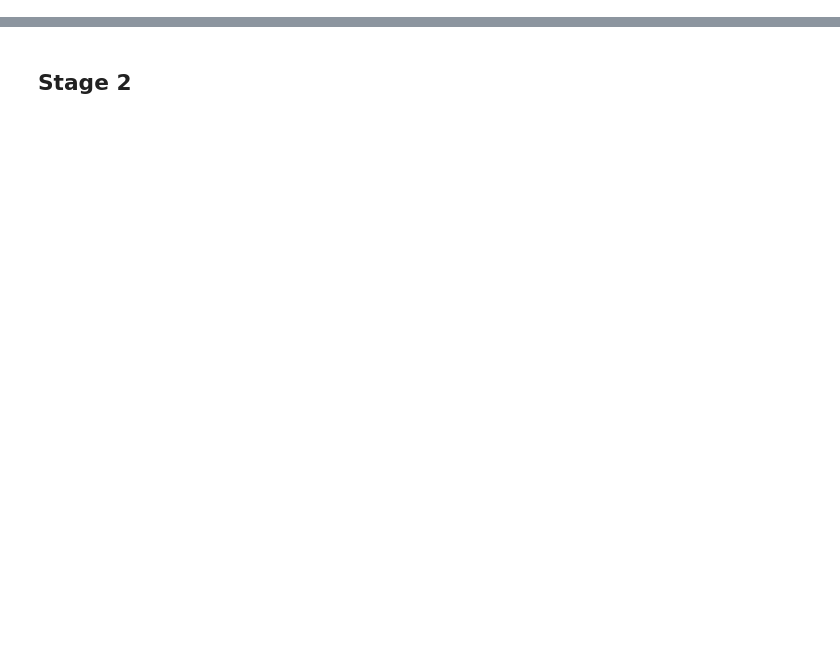
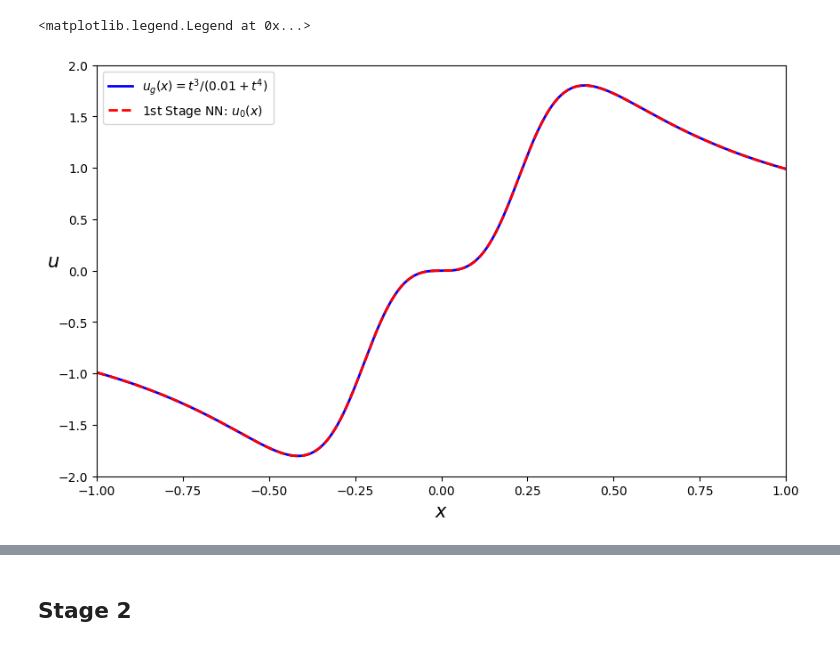
Before and after one commit to akavuturu/MultistageNN, a Jupyter notebook: Regression/MultiStageRegNN_1D.ipynb, the cells around one changed output, grey strips where cells are left out. Saved outputs shown, nothing was run; the diff lists cells and outputs as text; code cells hidden in the pictures; blank space fills up the shorter version.

```diff
--- a/Regression/MultiStageRegNN_1D.ipynb
+++ b/Regression/MultiStageRegNN_1D.ipynb
@@ -382,15 +388,18 @@ KeyboardInterrupt:
 # %%
 xmin = x_eval.numpy().min()
 xmax = x_eval.numpy().max()
 
 plt.figure(figsize=(10, 6))
-plt.plot(t_eval, x_eval, 'b-', linewidth = 2, label = 'Exact')
-plt.plot(t_eval, x_pred, 'r--', linewidth = 2, label = 'Prediction')
+plt.plot(t_eval, x_eval, 'b-', linewidth = 2, label = '$u_g(x) = t^3/(0.01 + t^4)$')
+plt.plot(t_eval, x_pred, 'r--', linewidth = 2, label = '1st Stage NN: $u_0(x)$')
 plt.ylabel('$u$', fontsize=15, rotation = 0)
-plt.title('Stage 1', fontsize=10)
+plt.xlabel('$x$', fontsize=15, rotation = 0)
 plt.xlim([-1.0, 1.0])
-plt.ylim([xmin,xmax])
+plt.ylim([-2, 2])
 plt.legend()
+# %% [output]
+<matplotlib.legend.Legend at 0x...>
+[figure, added]
 # %%
 # calculate the error for the first stage
 eg_1 = x_train - model_0.predict(t_train)
```
Also changed, not shown: parts of 26 cells of this notebook, 3 other files.
